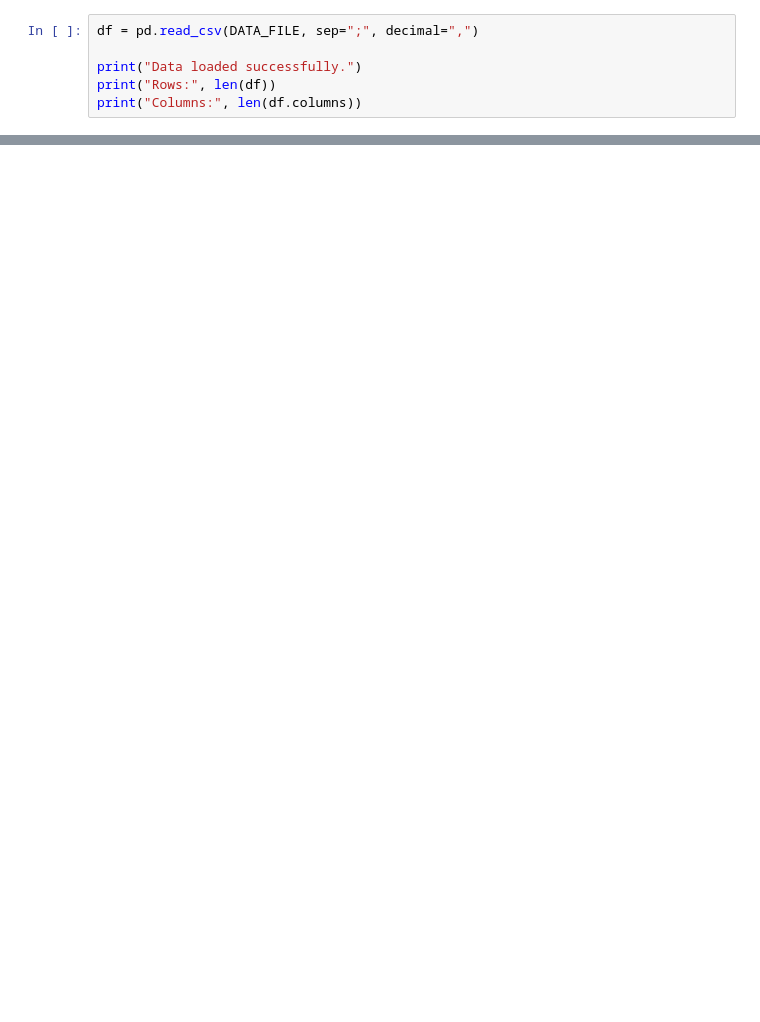
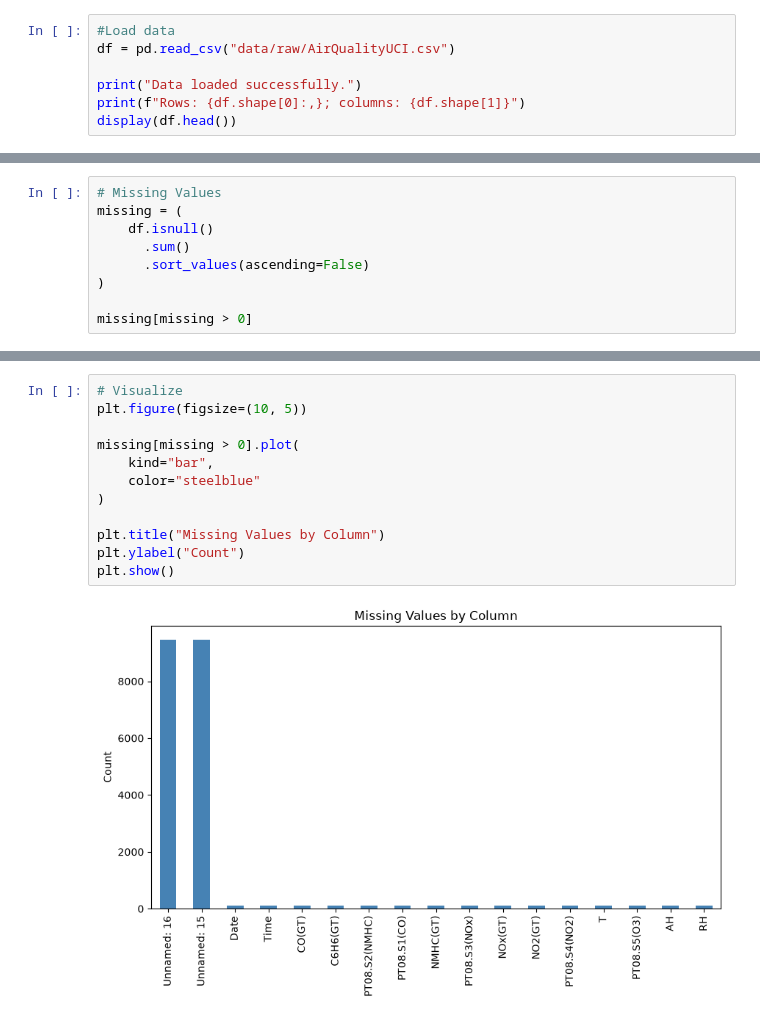
Before and after one commit to ChloeKC/healthyair, a Jupyter notebook: data_exploration.ipynb, the cells around one changed output, grey strips where cells are left out. Cells and saved outputs as stored; diff of their text form; blank space fills up the shorter version.

Commit message:
Updated data exploration notebook

```diff
--- a/data_exploration.ipynb
+++ b/data_exploration.ipynb
@@ -15,6 +43,7 @@ print("File exists:", DATA_FILE.exists())
 # %%
-df = pd.read_csv(DATA_FILE, sep=";", decimal=",")
+#Load data
+df = pd.read_csv("data/raw/AirQualityUCI.csv")
 
 print("Data loaded successfully.")
-print("Rows:", len(df))
-print("Columns:", len(df.columns))
+print(f"Rows: {df.shape[0]:,}; columns: {df.shape[1]}")
+display(df.head())
@@ -29,0 +148,9 @@ display(df[["Date", "Time"]].head(10))
+# %%
+# Missing Values
+missing = (
+    df.isnull()
+      .sum()
+      .sort_values(ascending=False)
+)
+
+missing[missing > 0]
@@ -29,0 +176,14 @@ display(df[["Date", "Time"]].head(10))
+# %%
+# Visualize
+plt.figure(figsize=(10, 5))
+
+missing[missing > 0].plot(
+    kind="bar",
+    color="steelblue"
+)
+
+plt.title("Missing Values by Column")
+plt.ylabel("Count")
+plt.show()
+# %% [output]
+[figure, added]
```
Also changed, not shown: parts of 18 cells of this notebook, 2 other files.
